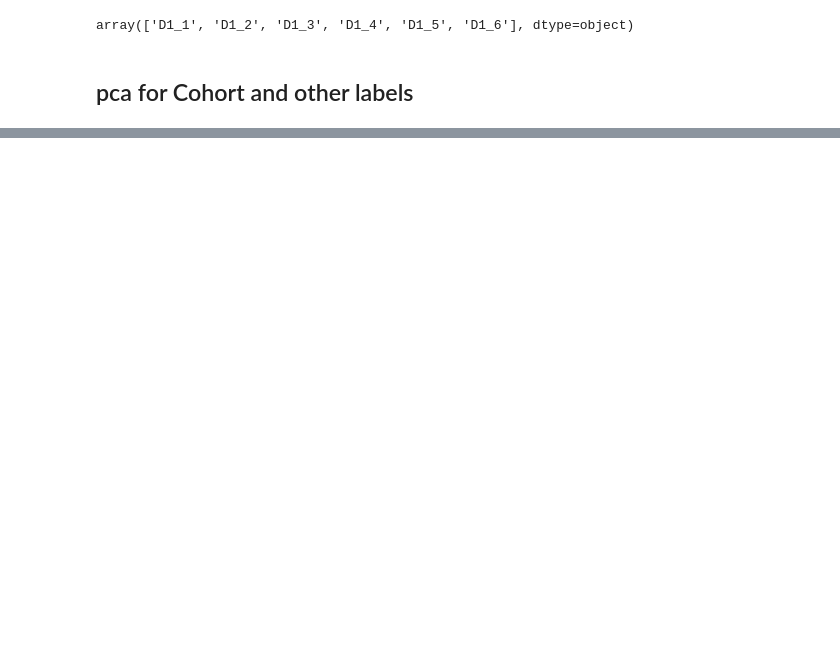
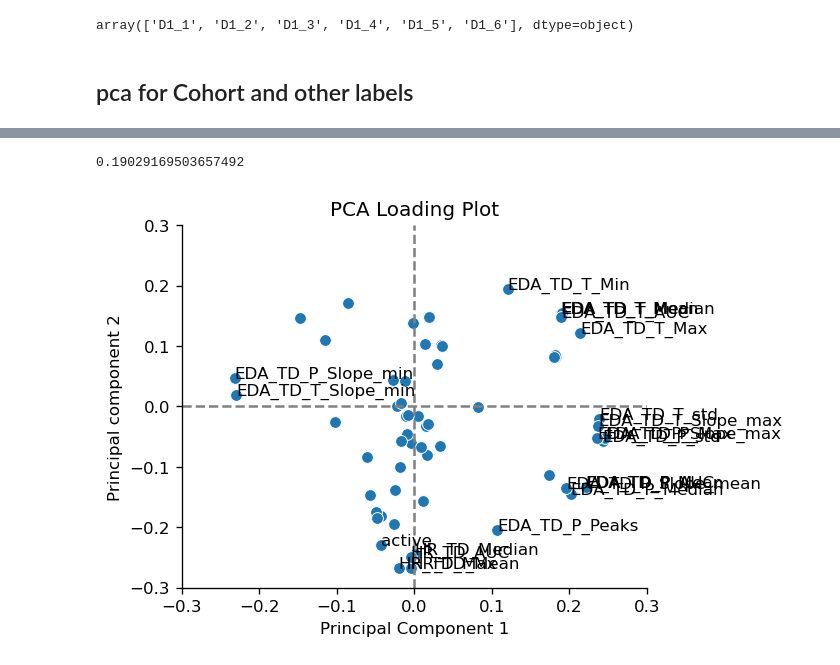
Before and after one commit to Zzanis/Case_1, a Jupyter notebook: case2_explore_Adomas.ipynb, the cells around one changed output, grey strips where cells are left out. Cells and saved outputs as stored; diff of their text form; code cells hidden in the pictures; blank space fills up the shorter version.

```diff
--- a/case2_explore_Adomas.ipynb
+++ b/case2_explore_Adomas.ipynb
@@ -161,0 +184,50 @@ plt.show()
+# %%
+loadings = loadings.reset_index()
+# %%
+np.sqrt(np.square(loadings.PC1[line]) + np.square(loadings.PC2[line]))
+# %% [output]
+0.19029169503657492
+# %%
+# make loading plot
+# Loadings
+jitter = ['left','right']*10
+sign = [1,-1]*10
+
+fig, ax = plt.subplots(dpi=120, figsize=(5,4))
+sns.scatterplot(x = 'PC1',
+                y = 'PC2',
+                data = loadings,
+                s = 50,
+                legend = False)
+
+
+
+#for line, jit, s in zip(range(0,loadings.shape[0]),jitter,sign):
+     # if loadings.index[line] == 'Adhesiveness':
+     #      jit = 'left'
+     #      s = s*(-1)
+for line in range(len(loadings)):
+     cutoff = np.sqrt(np.square(loadings.PC1[line]) + np.square(loadings.PC2[line]))
+     if cutoff >0.21:
+          plt.text(loadings.PC1[line],#+0.01*s,
+                    loadings.PC2[line],#+0.03*s,
+                    loadings['index'][line],
+                    #horizontalalignment=jit,
+                    size=10,
+                    color='black')
+
+#plt.hlines(y = 0, xmin = -0.5, xmax = 0.5, color = 'black')
+
+plt.xlabel('Principal Component 1')
+plt.ylabel('Principal component 2')
+plt.title(f'PCA Loading Plot')
+plt.axhline(0, color = 'grey', linestyle = '--')
+plt.axvline(0, color = 'grey', linestyle = '--')
+plt.xlim(-0.3,0.3)
+plt.ylim(-0.3,0.3)
+#plt.title('Feature Loadings')
+sns.despine()
+#plt.grid()
+plt.show()
+# %% [output]
+[figure, added]
```
Also changed, not shown: parts of 14 cells of this notebook, 3 other files.
